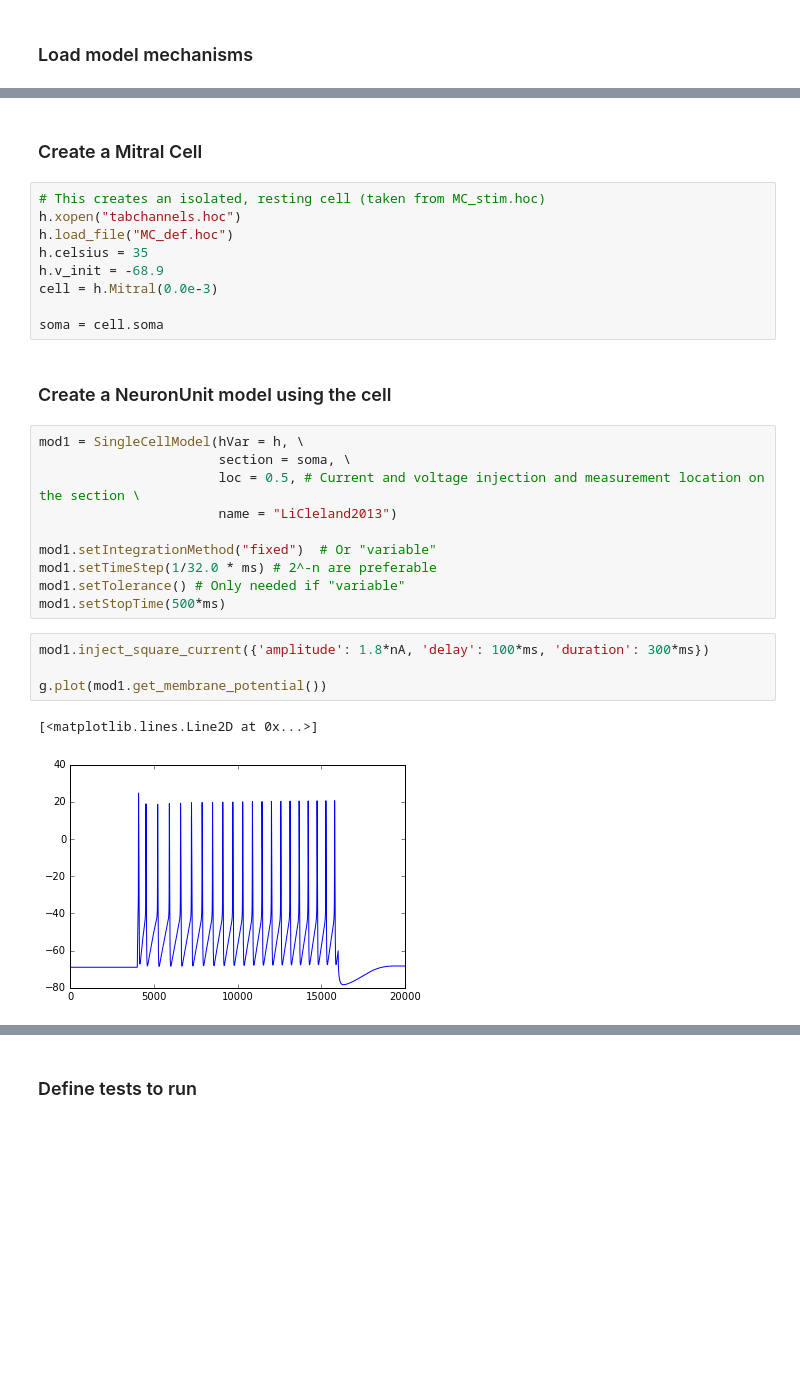
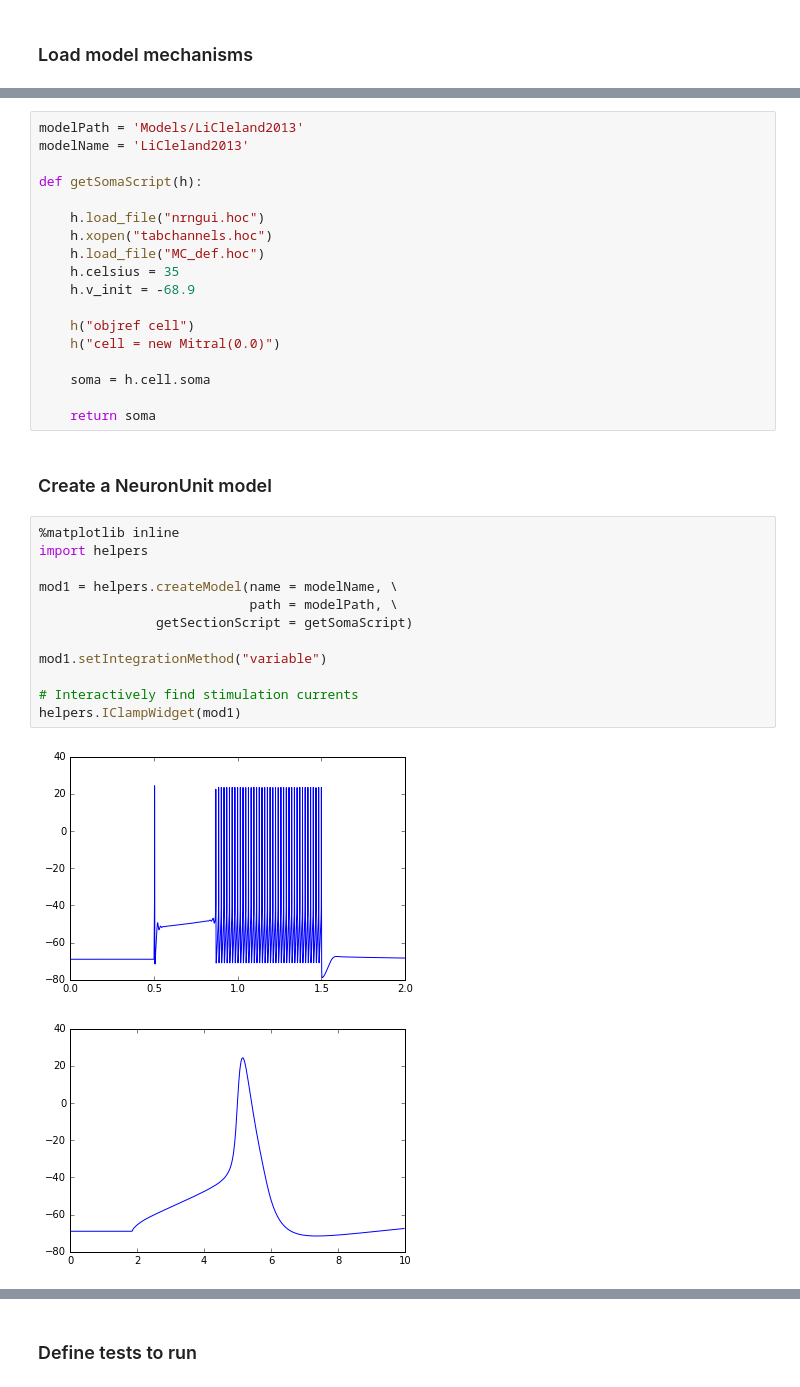
Before and after one commit to JustasB/MitralSuite, a Jupyter notebook: LiCleland2013.ipynb, the cells around one changed output, grey strips where cells are left out. Cells and saved outputs as stored; diff of their text form; blank space fills up the shorter version.

```diff
--- a/LiCleland2013.ipynb
+++ b/LiCleland2013.ipynb
@@ -20,30 +3,35 @@ from quantities import nA, pA, s, ms, mV
+# %%
+modelPath = 'Models/LiCleland2013'
+modelName = 'LiCleland2013'
+
+def getSomaScript(h):
+
+    h.load_file("nrngui.hoc")
+    h.xopen("tabchannels.hoc")
+    h.load_file("MC_def.hoc")
+    h.celsius = 35
+    h.v_init = -68.9
+
+    h("objref cell")
+    h("cell = new Mitral(0.0)")
+
+    soma = h.cell.soma
+
+    return soma
 # %% [markdown]
-### Create a Mitral Cell
+### Create a NeuronUnit model
-# %%
-# This creates an isolated, resting cell (taken from MC_stim.hoc)
-h.xopen("tabchannels.hoc")
-h.load_file("MC_def.hoc")
-h.celsius = 35
-h.v_init = -68.9
-cell = h.Mitral(0.0e-3)
-
-soma = cell.soma
-# %% [markdown]
-### Create a NeuronUnit model using the cell
-# %%
-mod1 = SingleCellModel(hVar = h, \
-                       section = soma, \
-                       loc = 0.5, # Current and voltage injection and measurement location on the section \
-                       name = "LiCleland2013")
-
-mod1.setIntegrationMethod("fixed")  # Or "variable"
-mod1.setTimeStep(1/32.0 * ms) # 2^-n are preferable
-mod1.setTolerance() # Only needed if "variable"
-mod1.setStopTime(500*ms)
-# %%
-mod1.inject_square_current({'amplitude': 1.8*nA, 'delay': 100*ms, 'duration': 300*ms})
-
-g.plot(mod1.get_membrane_potential())
-# %% [output]
-[<matplotlib.lines.Line2D at 0x...>]
-[figure, removed]
+# %%
+%matplotlib inline
+import helpers
+
+mod1 = helpers.createModel(name = modelName, \
+                           path = modelPath, \
+               getSectionScript = getSomaScript)
+
+mod1.setIntegrationMethod("variable")
+
+# Interactively find stimulation currents
+helpers.IClampWidget(mod1)
+# %% [output]
+[figure, added]
+[figure, added]
```
Also changed, not shown: parts of 15 cells of this notebook, 14 other files.
